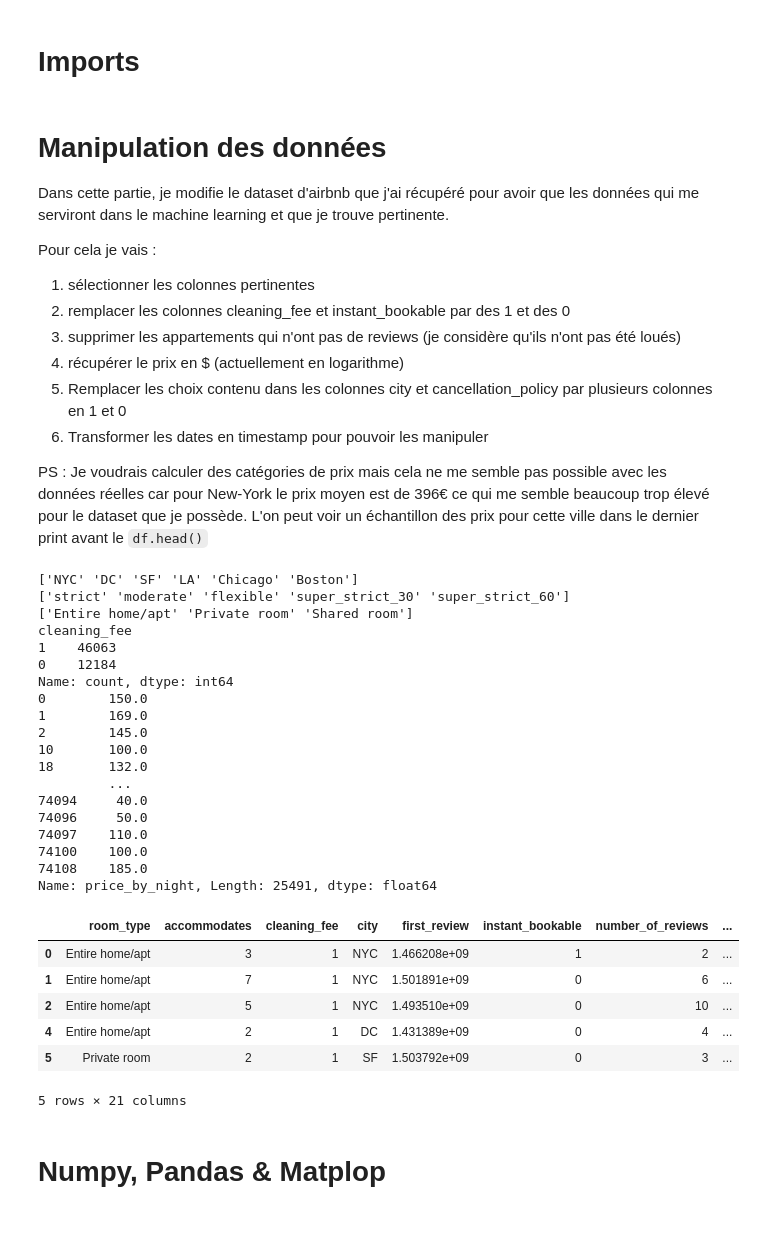
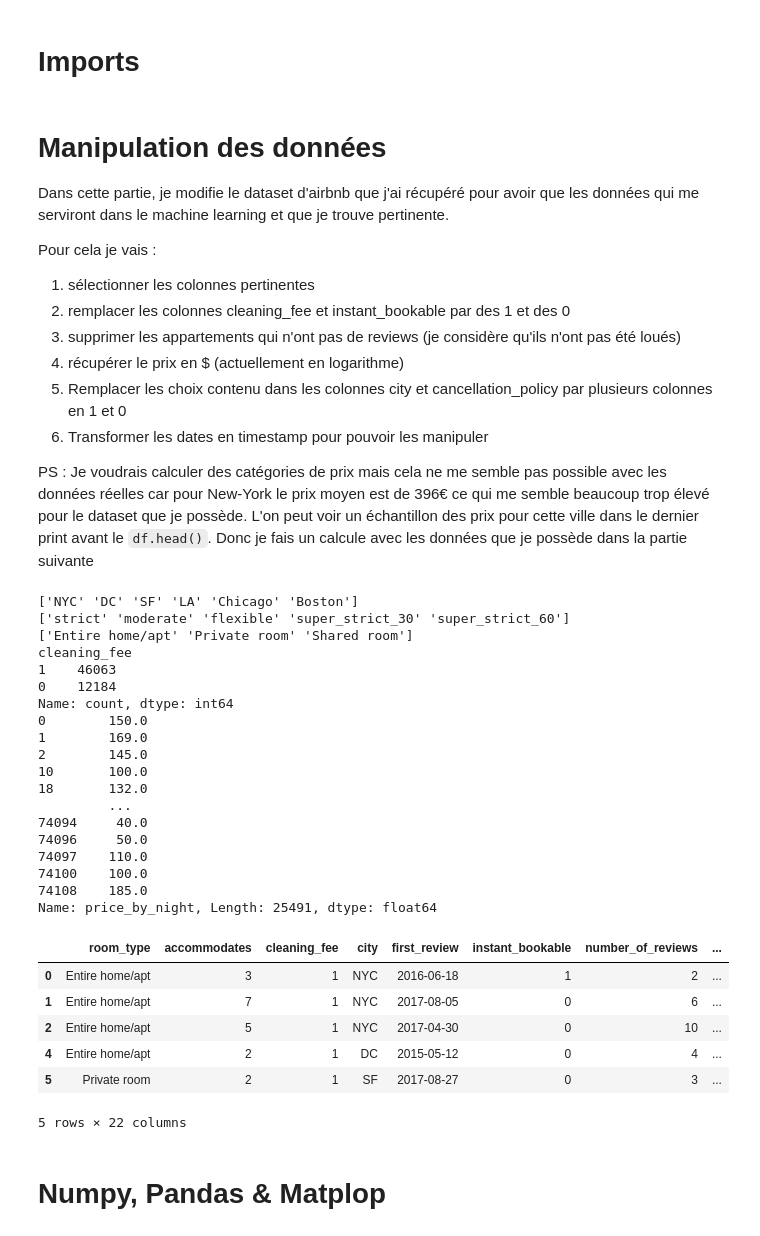
Before and after one commit to LoanCB/machine-learning-appartement, a Jupyter notebook: playground_airbnb.ipynb, the cells around one changed output. Cells and saved outputs as stored; diff of their text form; code cells hidden in the pictures.

Commit message:
feat: :sparkles: manipulate first review date

```diff
--- a/playground_airbnb.ipynb
+++ b/playground_airbnb.ipynb
@@ -18,7 +18,8 @@ Pour cela je vais :
 6. Transformer les dates en timestamp pour pouvoir les manipuler
 
 
-PS : Je voudrais calculer des catégories de prix mais cela ne me semble pas possible avec les données réelles car pour New-York le prix moyen est de 396€ ce qui me semble beaucoup trop élevé pour le dataset que je possède. L'on peut voir un échantillon des prix pour cette ville dans le dernier print avant le `df.head()`
+PS : Je voudrais calculer des catégories de prix mais cela ne me semble pas possible avec les données réelles car pour New-York le prix moyen est de 396€ ce qui me semble beaucoup trop élevé pour le dataset que je possède. L'on peut voir un échantillon des prix pour cette ville dans le dernier print avant le `df.head()`.
+Donc je fais un calcule avec les données que je possède dans la partie suivante
 # %%
 df = pd.read_csv('data/airbnb_data.csv')
 
@@ -43,40 +44,40 @@ print(unique_room_type) # ['Entire home/apt' 'Private room' 'Shared room']
 
 print(df['cleaning_fee'].value_counts())
 
 df['first_review'] = pd.to_datetime(df['first_review'])
-df['first_review'] = df['first_review'].apply(lambda x: x.timestamp())
+df['first_review_timestamp'] = df['first_review'].apply(lambda x: x.timestamp())
 
 df_ny = df[(df['city_NYC'] == 1)]
 print(df_ny['price_by_night'])
 
 df.head()
 # %% [output]
 ['NYC' 'DC' 'SF' 'LA' 'Chicago' 'Boston']
 ['strict' 'moderate' 'flexible' 'super_strict_30' 'super_strict_60']
 ['Entire home/apt' 'Private room' 'Shared room']
 cleaning_fee
 1    46063
 0    12184
 Name: count, dtype: int64
 0        150.0
 1        169.0
 2        145.0
 10       100.0
 18       132.0
          ...
 74094     40.0
 74096     50.0
 74097    110.0
 74100    100.0
 74108    185.0
 Name: price_by_night, Length: 25491, dtype: float64
 |  | room_type | accommodates | cleaning_fee | city | first_review | instant_bookable | number_of_reviews | ... |
-| 0 | Entire home/apt | 3 | 1 | NYC | 1.466208e+09 | 1 | 2 | ... |
-| 1 | Entire home/apt | 7 | 1 | NYC | 1.501891e+09 | 0 | 6 | ... |
-| 2 | Entire home/apt | 5 | 1 | NYC | 1.493510e+09 | 0 | 10 | ... |
-| 4 | Entire home/apt | 2 | 1 | DC | 1.431389e+09 | 0 | 4 | ... |
-| 5 | Private room | 2 | 1 | SF | 1.503792e+09 | 0 | 3 | ... |
+| 0 | Entire home/apt | 3 | 1 | NYC | 2016-06-18 | 1 | 2 | ... |
+| 1 | Entire home/apt | 7 | 1 | NYC | 2017-08-05 | 0 | 6 | ... |
+| 2 | Entire home/apt | 5 | 1 | NYC | 2017-04-30 | 0 | 10 | ... |
+| 4 | Entire home/apt | 2 | 1 | DC | 2015-05-12 | 0 | 4 | ... |
+| 5 | Private room | 2 | 1 | SF | 2017-08-27 | 0 | 3 | ... |
-5 rows × 21 columns
+5 rows × 22 columns
 # %% [markdown]
 # Numpy, Pandas & Matplop
 # %% [markdown]
```
Also changed, not shown: parts of 2 cells of this notebook.
